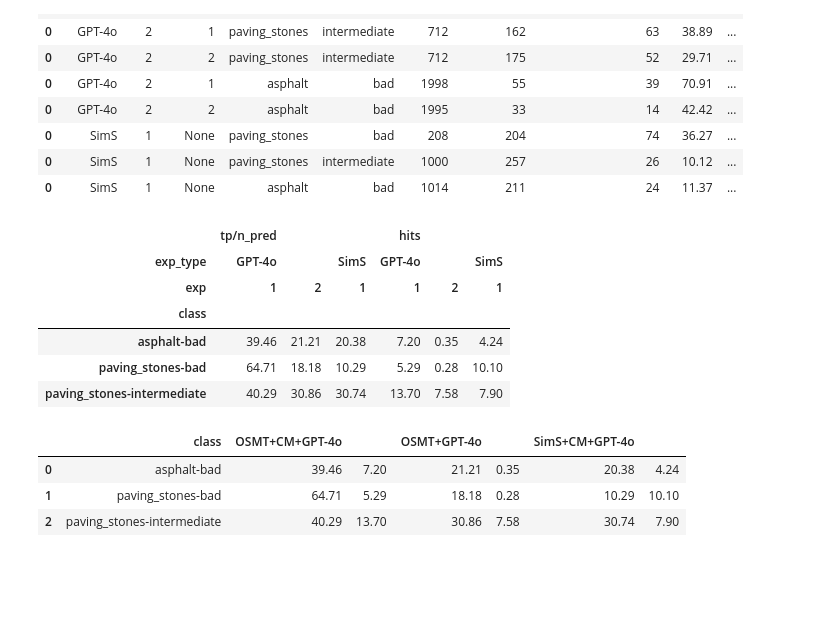
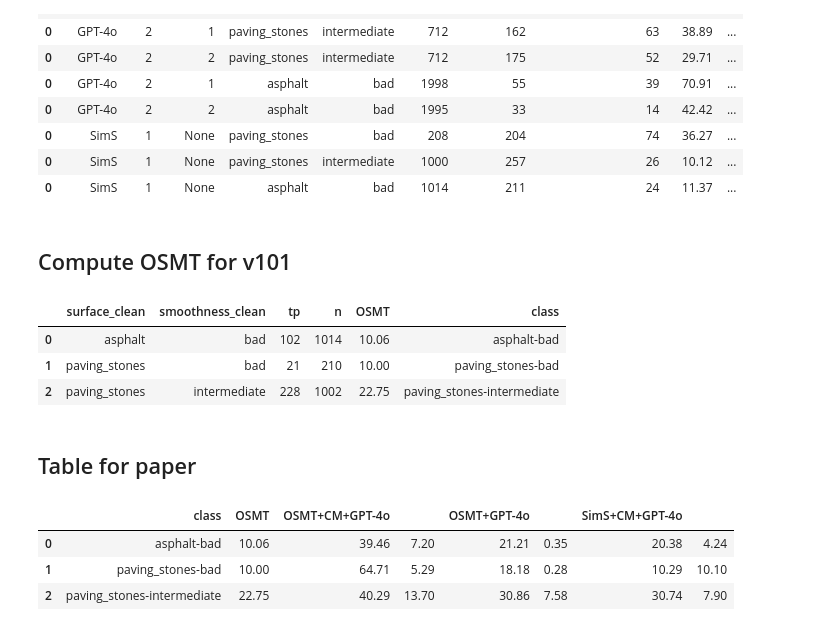
Before and after one commit to SurfaceAI/dataset_creation, a Jupyter notebook: src/scripts/experiment_datasets/exp_results.ipynb, the cells around one changed output. Saved outputs shown, nothing was run; the diff lists cells and outputs as text; code cells hidden in the pictures; blank space fills up the shorter version.

Commit message:
refine stats tables

```diff
--- a/src/scripts/experiment_datasets/exp_results.ipynb
+++ b/src/scripts/experiment_datasets/exp_results.ipynb
@@ -142,43 +141,66 @@ results
 | 0 | SimS | 1 | None | paving_stones | bad | 208 | 204 | 74 | 36.27 | ... |
 | 0 | SimS | 1 | None | paving_stones | intermediate | 1000 | 257 | 26 | 10.12 | ... |
 | 0 | SimS | 1 | None | asphalt | bad | 1014 | 211 | 24 | 11.37 | ... |
+# %% [markdown]
+## Compute OSMT for v101
+# %%
+annot_v101 = pd.read_csv(f"{annotations_folder}/V101.csv")
+annot_v101["image_id"] = annot_v101.image.apply(lambda x: str.split(x, "/")[-1]).apply(lambda x: int(str.split(x, ".jpg")[0]))
+annot_v101.loc[annot_v101.nostreet.notna(), "surface"] = "nostreet"
+annot_v101.loc[annot_v101.nostreet.notna(), "smoothness"] = "nostreet"
+# add - yes / no
+annot_v101.loc[annot_v101.correct == "no", "surface"] = "false"
+annot_v101.loc[annot_v101.correct == "no", "smoothness"] = "false"
+
+annot_v101 = annot_v101[["image_id", "surface", "smoothness"]]
+osm_tag_v101 = pd.read_csv("/Users/alexandra/Nextcloud-HTW/SHARED/SurfaceAI/data/mapillary_images/training/V101/metadata/train_image_selection_metadata.csv")
+osm_tag_v101 = osm_tag_v101[["id", "surface_clean", "smoothness_clean"]]
+
+annot_v101 = annot_v101.set_index("image_id").join(osm_tag_v101.set_index("id"), how="left")
+
+n = annot_v101.groupby(["surface_clean", "smoothness_clean"]).size()
+tp = (annot_v101[(annot_v101.surface == annot_v101.surface_clean) &
+                 (annot_v101.smoothness == annot_v101.smoothness_clean)]
+        .groupby(["surface_clean", "smoothness_clean"]).size())
+
+osmt = pd.DataFrame([tp, n]).T
+osmt.columns = ["tp", "n"]
+osmt["OSMT"] = round((osmt.tp / osmt.n)*100, 2)
+osmt.reset_index(inplace=True)
+
+osmt["class"] = osmt.surface_clean + "-" + osmt.smoothness_clean
+osmt
+# %% [output]
+|  | surface_clean | smoothness_clean | tp | n | OSMT | class |
+| 0 | asphalt | bad | 102 | 1014 | 10.06 | asphalt-bad |
+| 1 | paving_stones | bad | 21 | 210 | 10.00 | paving_stones-bad |
+| 2 | paving_stones | intermediate | 228 | 1002 | 22.75 | paving_stones-intermediate |
+# %% [markdown]
+## Table for paper
 # %%
 results["class"] = results.surface + "-" + results.smoothness
 paper_table = results[(results.batch_id.isna()) | (results.batch_id == 2)].pivot(
     index = ["class"],
     columns =  ["exp_type", "exp"],
     values = ["tp/n_pred", "hits"])
 
+paper_table.columns = paper_table.columns.droplevel(0)
+paper_table.columns = paper_table.columns.droplevel(1)
+paper_table.reset_index(inplace=True)
+#paper_table.drop("exp_type", inplace=True, axis=1)
+
+paper_table = paper_table.set_index("class").join(osmt[["class", "OSMT"]].set_index("class"))
+paper_table = paper_table.reset_index().iloc[:,[0,7,1,4,2,5,3,6]]
+paper_table.columns=(["class", "OSMT", "OSMT+CM+GPT-4o", "", "OSMT+GPT-4o", "",
+                      "SimS+CM+GPT-4o", ""
+                      ])
+
 paper_table
 # %% [output]
-|  | tp/n_pred |  |  | hits |  |  |
-| exp_type | GPT-4o |  | SimS | GPT-4o |  | SimS |
-| exp | 1 | 2 | 1 | 1 | 2 | 1 |
-| class |  |  |  |  |  |  |
-| asphalt-bad | 39.46 | 21.21 | 20.38 | 7.20 | 0.35 | 4.24 |
-| paving_stones-bad | 64.71 | 18.18 | 10.29 | 5.29 | 0.28 | 10.10 |
-| paving_stones-intermediate | 40.29 | 30.86 | 30.74 | 13.70 | 7.58 | 7.90 |
+|  | class | OSMT | OSMT+CM+GPT-4o |  | OSMT+GPT-4o |  | SimS+CM+GPT-4o |  |
+| 0 | asphalt-bad | 10.06 | 39.46 | 7.20 | 21.21 | 0.35 | 20.38 | 4.24 |
+| 1 | paving_stones-bad | 10.00 | 64.71 | 5.29 | 18.18 | 0.28 | 10.29 | 10.10 |
+| 2 | paving_stones-intermediate | 22.75 | 40.29 | 13.70 | 30.86 | 7.58 | 30.74 | 7.90 |
-# %%
-results["class"] = results.surface + "-" + results.smoothness
-paper_table = results[(results.batch_id.isna()) | (results.batch_id == 2)].pivot(
-    index = ["class"],
-    columns =  ["exp_type", "exp"],
-    values = ["tp/n_pred", "hits"])
-paper_table.columns = paper_table.columns.droplevel(0)
-paper_table.columns = paper_table.columns.droplevel(1)
-paper_table.reset_index(inplace=True)
-#paper_table.drop("exp_type", inplace=True, axis=1)
-
-paper_table = paper_table.iloc[:,[0,1,4,2,5,3,6]]
-paper_table.columns=(["class", "OSMT+CM+GPT-4o", "", "OSMT+GPT-4o", "",
-                      "SimS+CM+GPT-4o", ""
-                      ])
-paper_table
-# %% [output]
-|  | class | OSMT+CM+GPT-4o |  | OSMT+GPT-4o |  | SimS+CM+GPT-4o |  |
-| 0 | asphalt-bad | 39.46 | 7.20 | 21.21 | 0.35 | 20.38 | 4.24 |
-| 1 | paving_stones-bad | 64.71 | 5.29 | 18.18 | 0.28 | 10.29 | 10.10 |
-| 2 | paving_stones-intermediate | 40.29 | 13.70 | 30.86 | 7.58 | 30.74 | 7.90 |
 # %%
 print(paper_table.to_latex(float_format="%.2f", index=False))
 # %% [output]
```
Also changed, not shown: parts of 6 cells of this notebook, 4 other files.
